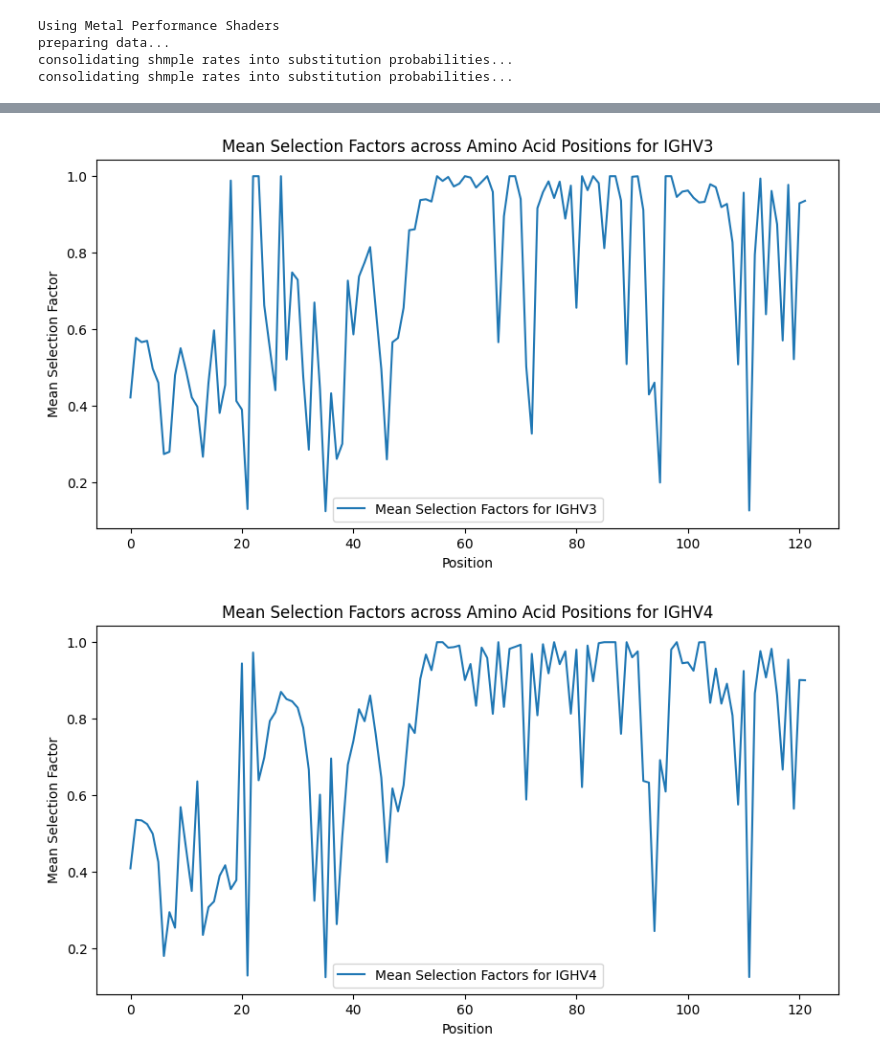
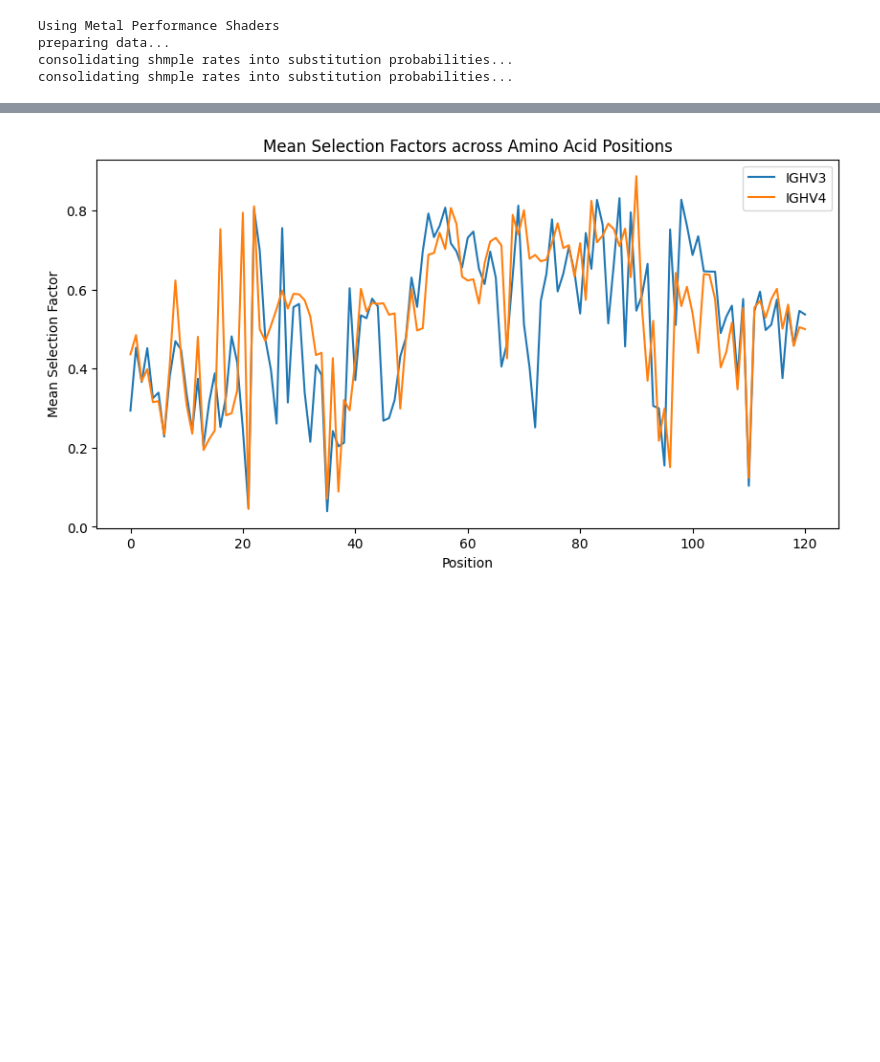
Before and after one commit to matsengrp/epam, a Jupyter notebook: notebooks/dnsm.ipynb, the cells around one changed output, grey strips where cells are left out. Cells and saved outputs as stored; diff of their text form; code cells hidden in the pictures; blank space fills up the shorter version.

```diff
--- a/notebooks/dnsm.ipynb
+++ b/notebooks/dnsm.ipynb
@@ -67,8 +66,13 @@ consolidating shmple rates into substitution probabilities...
 # %%
 burrito.train(3)
 burrito.optimize_branch_lengths()
-burrito.train(50)
+burrito.train_set.branch_lengths *= 2
+burrito.val_set.branch_lengths *= 2
+burrito.train(20)
 burrito.optimize_branch_lengths()
-burrito.train(50)
+burrito.train(20)
+burrito.optimize_branch_lengths()
+burrito.train(20)
+
 # burrito.writer.close()
 # %% [output]
@@ -167,43 +190,44 @@ plot_sample_count = 10  # or set to your specific requirement
 
 # Keep only the 'v_family' and 'parent' columns for processing
 df = same_parent_len_df[['v_family', 'parent']]
 
 # Step 1: Sample the DataFrame according to your requirements
 sampled_dfs = []
 for v_family, group in df.groupby('v_family'):
     if len(group) > plot_sample_count:
         sampled_group = group.sample(n=plot_sample_count)
     else:
         sampled_group = group
     sampled_dfs.append(sampled_group)
 
 # Concatenate the sampled DataFrames
 sampled_df = pd.concat(sampled_dfs)
 
 # Step 2: Translate the "parent" sequences to amino acid strings
 sampled_df['aa_str'] = sampled_df['parent'].apply(translate_sequence)
 
 # Step 3: Compute the mean selection factors for amino acid strings
 def compute_mean_selection_factors(row):
     return burrito.dnsm.selection_factors_of_aa_str(row['aa_str']).cpu().numpy()
 
 sampled_df['selection_factors'] = sampled_df.apply(compute_mean_selection_factors, axis=1)
 
+# Prepare the plot
+plt.figure(figsize=(10, 5))
+
 # Step 4: Plot the mean selection factors for each v_family
 for v_family, group in sampled_df.groupby('v_family'):
-    # Assuming 'mean_selection_factors' is a list of means per position
     mean_selection_factors = group['selection_factors'].mean(axis=0)
+    plt.plot(mean_selection_factors, label=f'{v_family}')
 
-    plt.figure(figsize=(10, 5))
-    plt.plot(mean_selection_factors, label=f'Mean Selection Factors for {v_family}')
-    plt.xlabel('Position')
-    plt.ylabel('Mean Selection Factor')
-    plt.title(f'Mean Selection Factors across Amino Acid Positions for {v_family}')
-    plt.legend()
-    plt.show()
+# Finalize the plot
+plt.xlabel('Position')
+plt.ylabel('Mean Selection Factor')
+plt.title('Mean Selection Factors across Amino Acid Positions')
+plt.legend()
+plt.show()
 # %% [output]
-[figure, old version]
+[figure, new version]
-[figure, removed]
 # %%
 import pandas as pd
 import seaborn as sns
```
Also changed, not shown: parts of 5 cells of this notebook.
